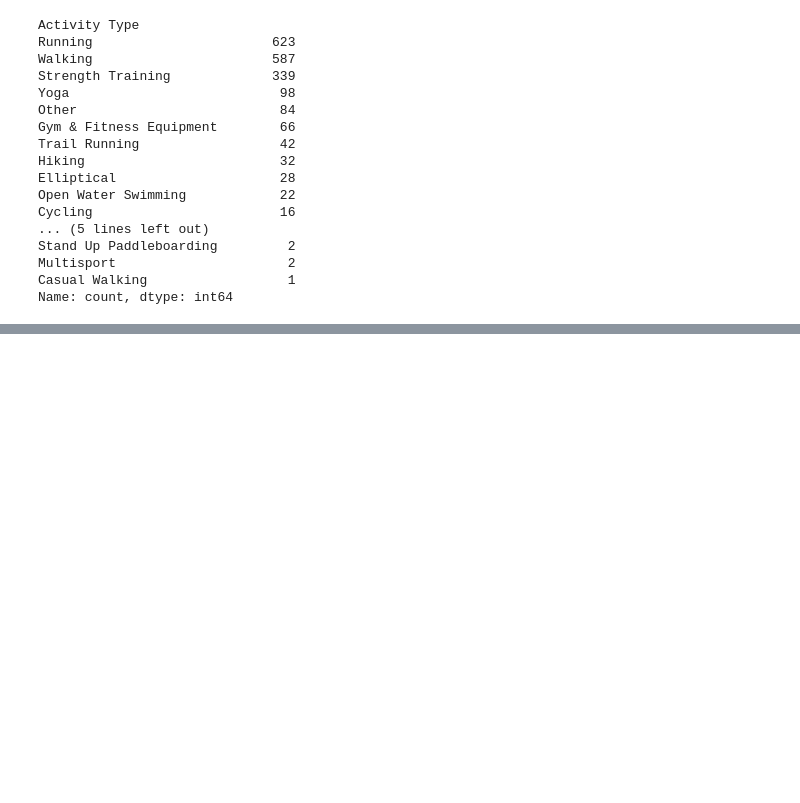
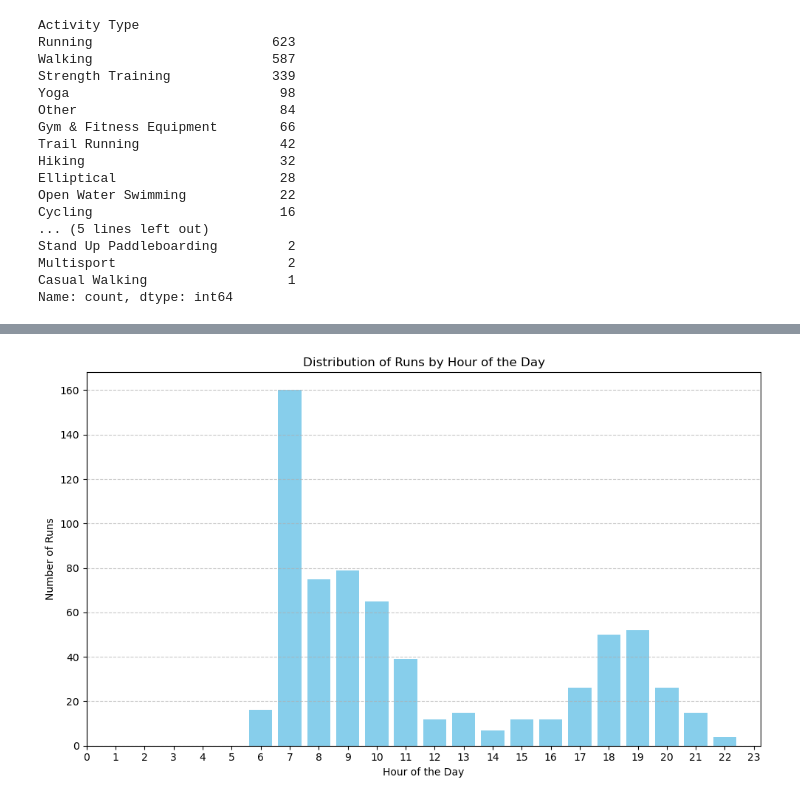
Before and after one commit to kostaskes/my-garmin-runs, a Jupyter notebook: Fitness_Analysis.ipynb, the cells around one changed output, grey strips where cells are left out. Drawn from its saved outputs; the diff is of its cells as text; code cells hidden in the pictures; blank space fills up the shorter version.

```diff
--- a/Fitness_Analysis.ipynb
+++ b/Fitness_Analysis.ipynb
@@ -35,13 +33,13 @@ None
 # convert the 'Date' column to datetime format
 df['Date'] = pd.to_datetime(df['Date'], errors='coerce')
 
-# extract year, month, and month_name
+# extract Year, Month, Month_Name, Year_Month
 df['Year'] = df['Date'].dt.year
 df['Month'] = df['Date'].dt.month
 df['Month_Name'] = df['Date'].dt.month_name()
-df['YearMonth'] = df['Date'].dt.to_period('M').astype(str)
+df['Year_Month'] = df['Date'].dt.to_period('M').astype(str)
 
-# extract hour and minute as 'time_of_the_day'
+# extract hour and minute as 'Time_of_the_day'
 df['Time_of_the_day'] = df['Date'].dt.strftime('%H:%M')
 # %%
 print("Start date:", df['Date'].min())
@@ -84,3 +57,0 @@ print(open_water_swimming[['Activity Type', 'Distance']])
-# %%
-# convert 'Distance' to kilometers for Open Water Swimming activities
-df.loc[df['Activity Type'] == 'Open Water Swimming', 'Distance'] = df['Distance'] / 1000
@@ -223,0 +177,16 @@ hi
+# %%
+# only look at running and trail running
+running_activities = df[df['Activity Type'].isin(['Running', 'Trail Running'])].copy()
+
+# extract hour from the datetime
+running_activities['Hour'] = running_activities['Date'].dt.hour
+
+# count runs per hour
+hour_counts = running_activities['Hour'].value_counts().sort_index()
+
+# display the counts
+print(hour_counts)
+
+# most common hour
+most_common_hour = hour_counts.idxmax()
+print(f"\nMost common time for a run is around {most_common_hour}:00")
@@ -223,0 +211,21 @@ hi
+# %%
+import matplotlib.pyplot as plt
+
+# extract the hour from your existing DataFrame
+running_activities['Hour'] = running_activities['Date'].dt.hour
+
+# count how many runs happened at each hour
+hour_counts = running_activities['Hour'].value_counts().sort_index()
+
+# plot
+plt.figure(figsize=(10, 6))
+plt.bar(hour_counts.index, hour_counts.values, color='skyblue')
+plt.xlabel('Hour of the Day')
+plt.ylabel('Number of Runs')
+plt.title('Distribution of Runs by Hour of the Day')
+plt.xticks(range(0, 24))
+plt.grid(axis='y', linestyle='--', alpha=0.7)
+plt.tight_layout()
+plt.show()
+# %% [output]
+[figure, added]
```
Also changed, not shown: parts of 14 cells of this notebook.
